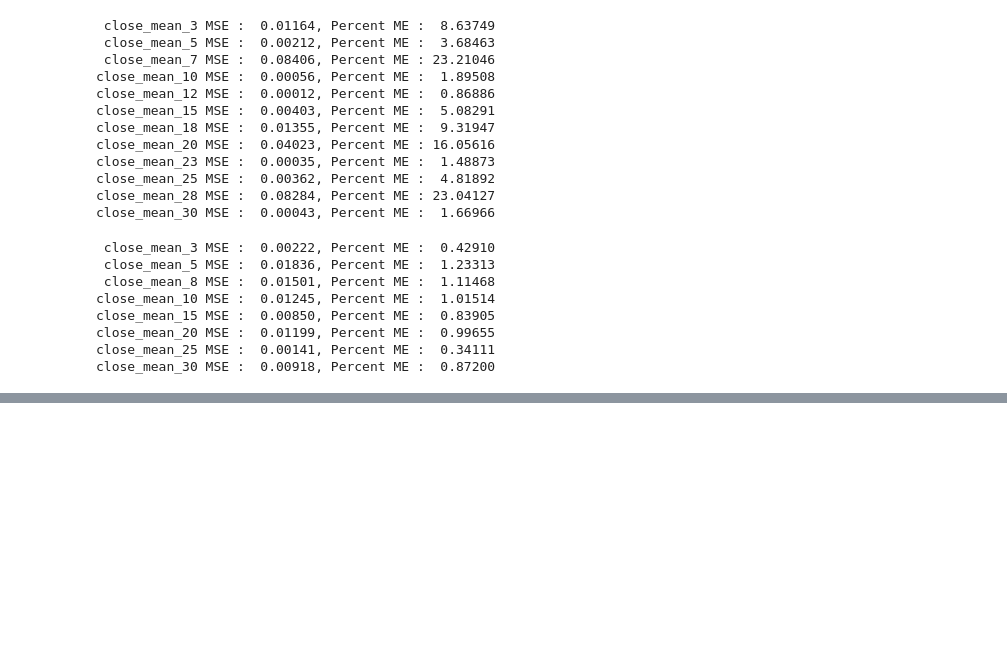
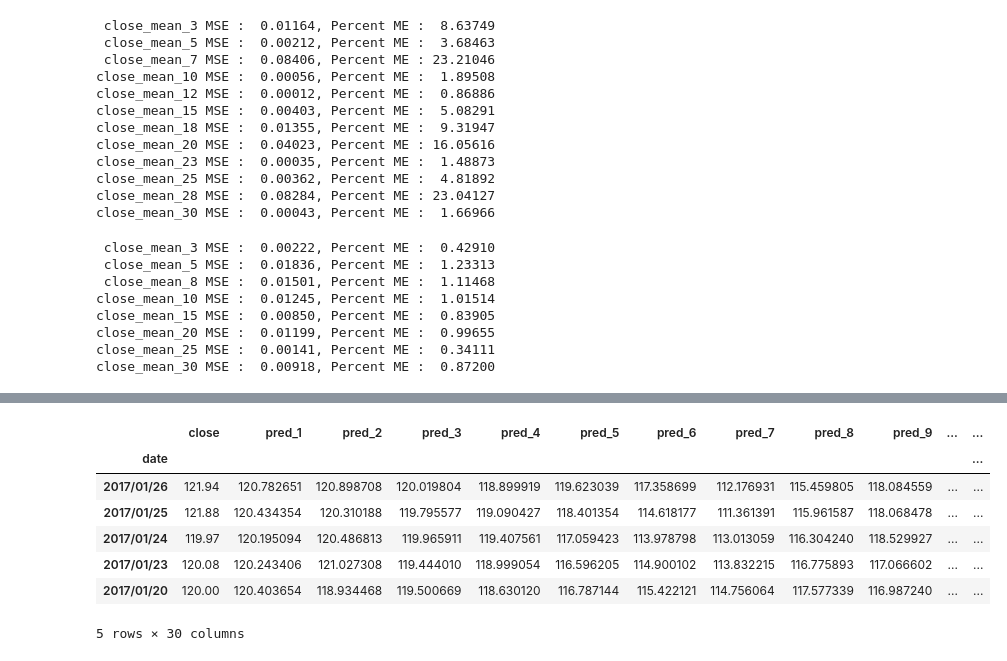
Before and after one commit to markertsean/python_trader, a Jupyter notebook: gen_predictor.ipynb, the cells around one changed output, grey strips where cells are left out. Drawn from its saved outputs; the diff is of its cells as text; code cells hidden in the pictures; blank space fills up the shorter version.

```diff
--- a/gen_predictor.ipynb
+++ b/gen_predictor.ipynb
@@ -417,29 +375,0 @@ foo = foo.dropna()
-# %%
-day_list = [ 50, 80, 120, 150, 180, 210, 240 ]
-
-day_len = 30
-
-pred_days = range(1,31)#[1,2,3,4,5,6,7,8,9,10,11,13,15,16,18,20,21,23,25,26,28,30]
-
-# Get the real values of the quotes
-real_values = []
-for i in day_list:
-    real_values.append( foo['close'].values[ i:i-day_len:-1 ] )
-
-
-# Get predicted values
-pred_values = []
-for i in day_list:
-    pred_values.append( foo.drop( 'close', axis=1 ).values[ i, 0:len(pred_days) ] )
-
-
-
-# Plot the results
-for i in range( 0, len( day_list) ):
-    print real_values[i], pred_values[i]
-    plt.plot( range( 1, day_len+1 ), real_values[i], color='b', label='Real Close' )
-    plt.plot(           pred_days  , pred_values[i], color='r', label='Pred Close' )
-    plt.ylim( [40, 140] )
-    plt.title( 'Day indexes=%i-%i'%(day_list[i], day_list[i]+30) )
-    plt.legend()
-    plt.show()
@@ -515,0 +397,15 @@ for i in range( 0, len( day_list) ):
+# %%
+aligned_frame = foo.copy()
+for i in range( 1, foo.shape[1] ):
+    aligned_frame['pred_'+str(i)] = aligned_frame['pred_'+str(i)].shift( -i )
+aligned_frame = aligned_frame.dropna()
+aligned_frame.head()
+# %% [output]
+|  | close | pred_1 | pred_2 | pred_3 | pred_4 | pred_5 | pred_6 | pred_7 | pred_8 | pred_9 | ... | ... |
+| date |  |  |  |  |  |  |  |  |  |  |  | ... |
+| 2017/01/26 | 121.94 | 120.782651 | 120.898708 | 120.019804 | 118.899919 | 119.623039 | 117.358699 | 112.176931 | 115.459805 | 118.084559 | ... | ... |
+| 2017/01/25 | 121.88 | 120.434354 | 120.310188 | 119.795577 | 119.090427 | 118.401354 | 114.618177 | 111.361391 | 115.961587 | 118.068478 | ... | ... |
+| 2017/01/24 | 119.97 | 120.195094 | 120.486813 | 119.965911 | 119.407561 | 117.059423 | 113.978798 | 113.013059 | 116.304240 | 118.529927 | ... | ... |
+| 2017/01/23 | 120.08 | 120.243406 | 121.027308 | 119.444010 | 118.999054 | 116.596205 | 114.900102 | 113.832215 | 116.775893 | 117.066602 | ... | ... |
+| 2017/01/20 | 120.00 | 120.403654 | 118.934468 | 119.500669 | 118.630120 | 116.787144 | 115.422121 | 114.756064 | 117.577339 | 116.987240 | ... | ... |
+5 rows × 30 columns
```
Also changed, not shown: parts of 20 cells of this notebook, 1 other file.
